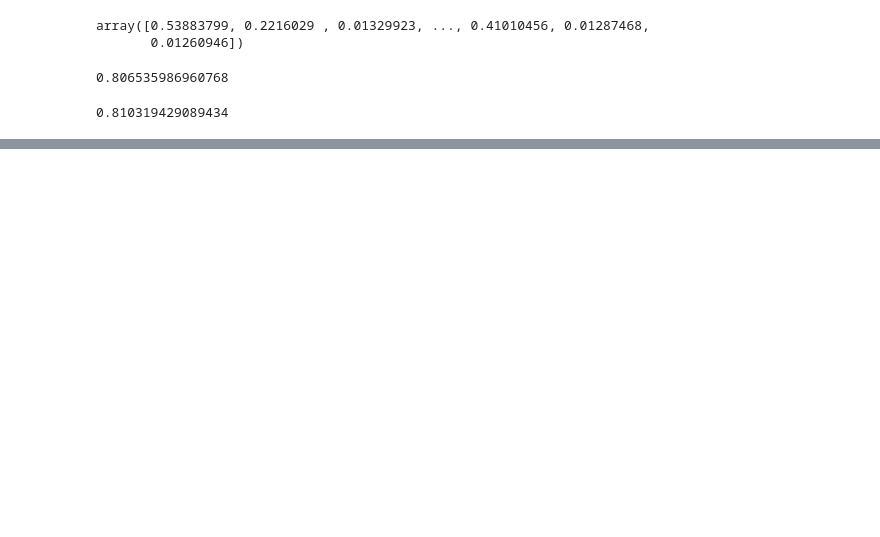
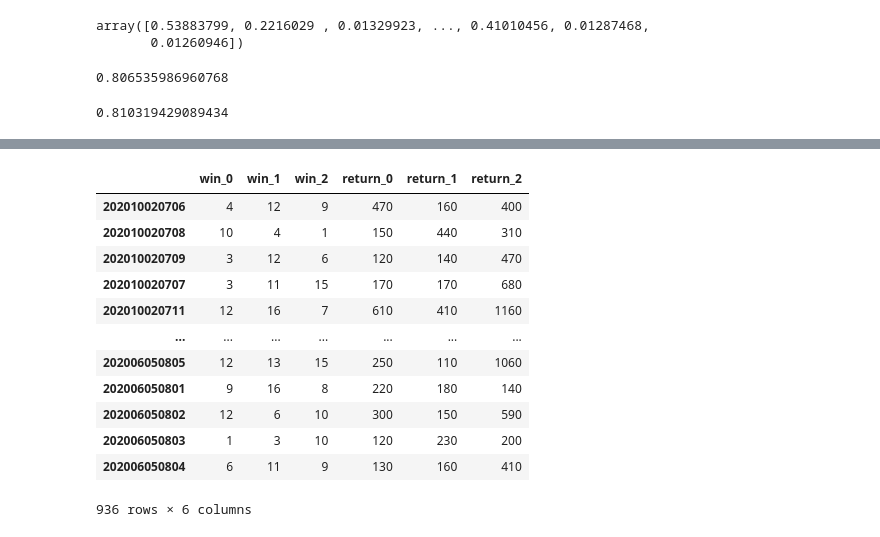
Before and after one commit to Kyosuke-Fukui/Machine_Learning_for_Keiba, a Jupyter notebook: 7.consider return.ipynb, the cells around one changed output, grey strips where cells are left out. Cells and saved outputs as stored; diff of their text form; code cells hidden in the pictures; blank space fills up the shorter version.

```diff
--- a/7.consider return.ipynb
+++ b/7.consider return.ipynb
@@ -426,0 +393,16 @@ for i in tqdm((range(n_samples))):
+# %%
+me.fuku
+# %% [output]
+|  | win_0 | win_1 | win_2 | return_0 | return_1 | return_2 |
+| 202010020706 | 4 | 12 | 9 | 470 | 160 | 400 |
+| 202010020708 | 10 | 4 | 1 | 150 | 440 | 310 |
+| 202010020709 | 3 | 12 | 6 | 120 | 140 | 470 |
+| 202010020707 | 3 | 11 | 15 | 170 | 170 | 680 |
+| 202010020711 | 12 | 16 | 7 | 610 | 410 | 1160 |
+| ... | ... | ... | ... | ... | ... | ... |
+| 202006050805 | 12 | 13 | 15 | 250 | 110 | 1060 |
+| 202006050801 | 9 | 16 | 8 | 220 | 180 | 140 |
+| 202006050802 | 12 | 6 | 10 | 300 | 150 | 590 |
+| 202006050803 | 1 | 3 | 10 | 120 | 230 | 200 |
+| 202006050804 | 6 | 11 | 9 | 130 | 160 | 410 |
+936 rows × 6 columns
```
Also changed, not shown: parts of 14 cells of this notebook, 2 other files.
